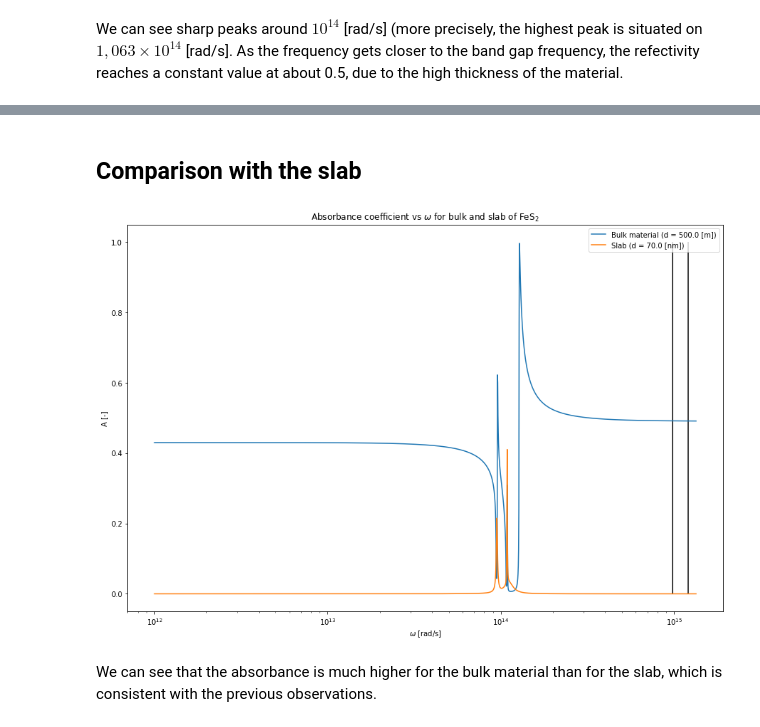
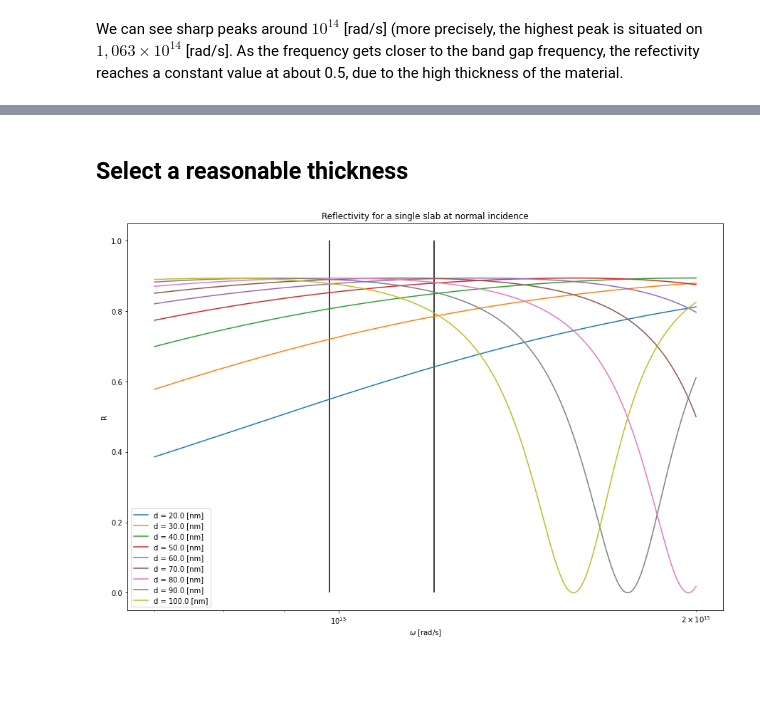
Before and after one commit to idommisse/lmapr2001, a Jupyter notebook: BLOCK2_2.ipynb, the cells around one changed output, grey strips where cells are left out. Saved outputs shown, nothing was run; the diff lists cells and outputs as text; code cells hidden in the pictures; blank space fills up the shorter version.

```diff
--- a/BLOCK2_2.ipynb
+++ b/BLOCK2_2.ipynb
@@ -10,7 +10,9 @@ import matplotlib.pyplot as plt
 # %%
 #range de fréquences angulaires [rad/s]
 omegaG = 1.338e15
-omega = np.logspace(12,np.log10(omegaG),2000)
+#nombre de samples in omega
+n = 1000
+omega = np.logspace(12,np.log10(omegaG),n)
 
 #ambient air
 nAir = 1
@@ -394,28 +263,21 @@ Highest peak : 0.9933395949063843 at 113939217150788.22 [rad/s]
-# %% [markdown]
-## Comparison with the slab
-# %%
-omega = np.logspace(12,np.log10(omegaG),2000)
-
-#angle d'incidence [°]
-phi0 = 0
-
-A1 = 1-T1-R1
-A2 = 1-T2-R2
-
-plt.figure(figsize=(15,10))
-plt.plot(omega,A1,label='Bulk material (d = {} [m])'.format(d1/1e6))
-plt.plot(omega,A2,label='Slab (d = {} [nm])'.format(d2*1000))
-plt.title(r'Absorbance coefficient vs $\omega$ for bulk and slab of FeS$_2$')
-plt.xlabel(r'$\omega$ [rad/s]')
-plt.ylabel('A [-]')
-plt.legend()
-plt.xscale('log')
-#the range of LASER frequencies
-plt.vlines(9.832e14,0,1)
-# = 90% of the bandgap
-plt.vlines(omegaG*0.9,0,1)
-plt.show()
-# %% [output]
-[figure, removed]
-# %% [markdown]
-We can see that the absorbance is much higher for the bulk material than for the slab, which is consistent with the previous observations.
+# %% [markdown]
+## Select a reasonable thickness
+# %%
+#range of different thicknesses
+omega = np.logspace(np.log10(7e14),np.log10(2e15),n)
+thicknesses = np.array([2,3,4,5,6,7,8,9,10])/100
+plt.figure(figsize=(15,10))
+for i in range(9) :
+    plt.plot(omega,computeR(thicknesses[i],omega,0),label='d = {0} [nm]'.format(thicknesses[i]*1000))
+plt.xscale('log')
+plt.xlabel(r'$\omega$ [rad/s]')
+plt.ylabel('R')
+plt.legend()
+plt.title('Reflectivity for a single slab at normal incidence')
+#the range of LASER frequencies
+plt.vlines(9.832e14,0,1)
+# = 90% of the bandgap
+plt.vlines(0.9*omegaG,0,1)
+plt.show()
+# %% [output]
+[figure, added]
```
Also changed, not shown: parts of 35 cells of this notebook.
